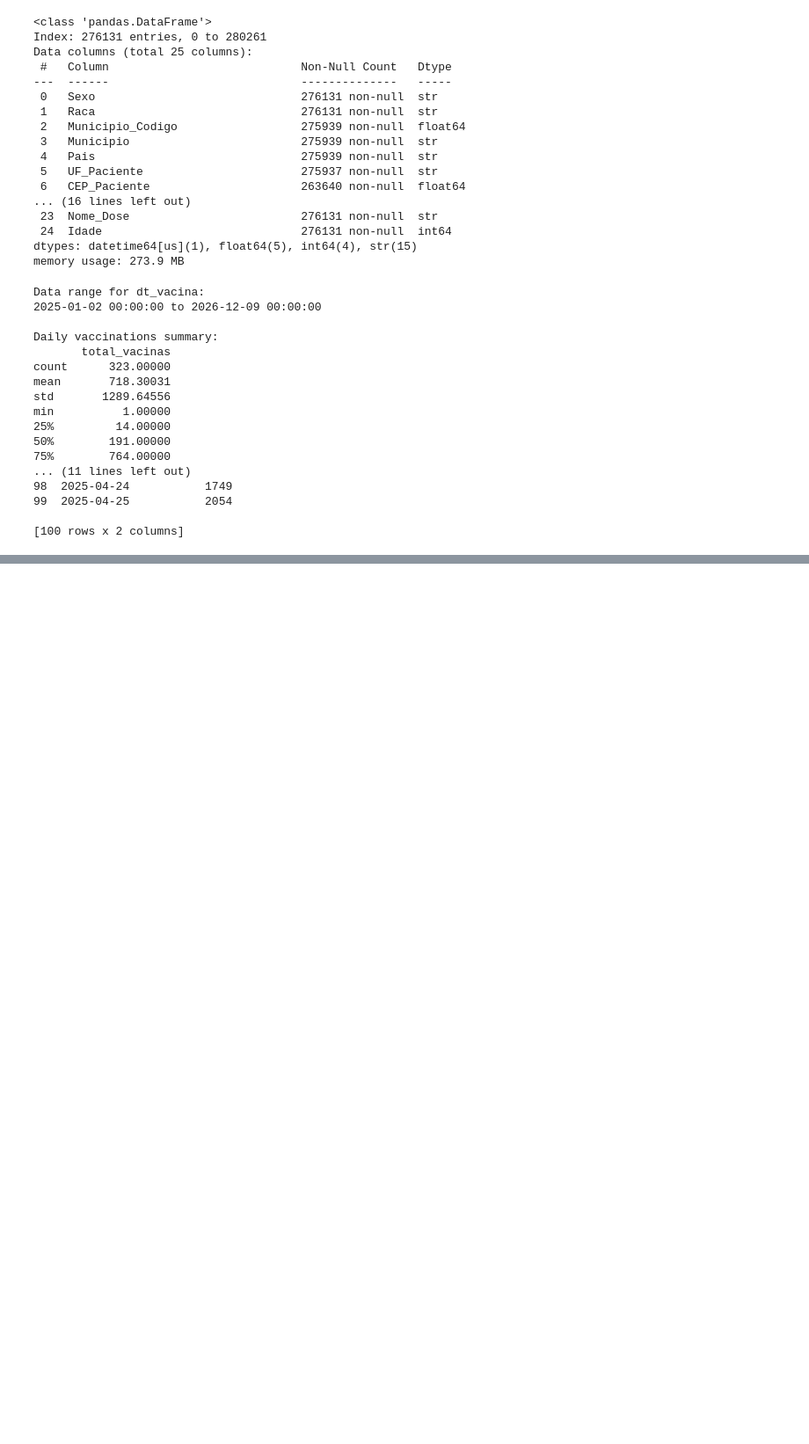
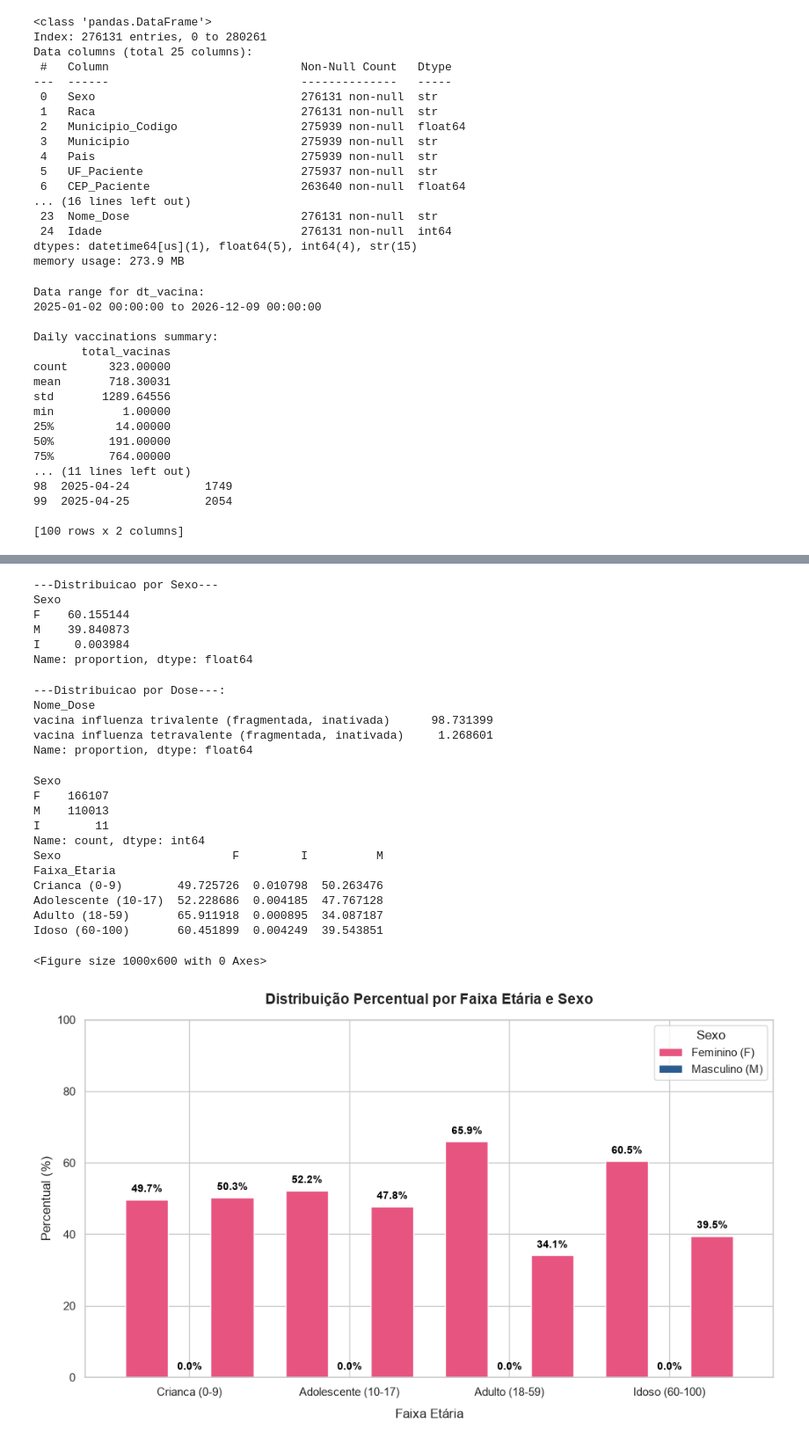
Before and after one commit to N1tr0Lucas/Trabalho-Big-Data-em-Python, a Jupyter notebook: Trabalho_BigDataPython.ipynb, the cells around one changed output, grey strips where cells are left out. Shown at 88% size. Cells and saved outputs as stored; diff of their text form; code cells hidden in the pictures; blank space fills up the shorter version.

```diff
--- a/Trabalho_BigDataPython.ipynb
+++ b/Trabalho_BigDataPython.ipynb
@@ -250,3 +251,7 @@ min          1.00000
 #df[df['Idade'] <90]
 
 #df[df['Data_Vacina'].dt.month == 6]
+# %%
+df['Idade'] = df['Idade'].astype(int, errors='ignore')
+print("\n---Resumo Idade---")
+print(df['Idade'].describe())
@@ -252,0 +269,70 @@ min          1.00000
+# %%
+df['Sexo'] = df['Sexo'].astype(str)
+print("\n---Distribuicao por Sexo---")
+print(df['Sexo'].value_counts(normalize=True)*100)
+# %% [output]
+---Distribuicao por Sexo---
+Sexo
+F    60.155144
+M    39.840873
+I     0.003984
+Name: proportion, dtype: float64
+# %%
+print("\n---Distribuicao por Dose---:")
+print(df['Nome_Dose'].value_counts(normalize=True)*100)
+# %% [output]
+---Distribuicao por Dose---:
+Nome_Dose
+vacina influenza trivalente (fragmentada, inativada)      98.731399
+vacina influenza tetravalente (fragmentada, inativada)     1.268601
+Name: proportion, dtype: float64
+# %%
+print(df['Sexo'].value_counts(dropna=False))
+print(tabela_cruzada)
+
+bins = [0, 10, 18, 60, 100]
+
+labels = ['Crianca (0-9)', 'Adolescente (10-17)', 'Adulto (18-59)', 'Idoso (60-100)']
+df['Faixa_Etaria'] = pd.cut(df['Idade'], bins=bins, labels=labels, right=False)
+
+tabela_cruzada = pd.crosstab(df['Faixa_Etaria'], df['Sexo'], normalize='index') * 100
+
+sns.set_theme(style="whitegrid")
+plt.figure(figsize=(10, 6))
+
+ax = tabela_cruzada.plot(kind='bar', figsize=(10,6), color=['#e75480', '#2b5c8f'], width=0.8)
+
+plt.title('Distribuição Percentual por Faixa Etária e Sexo', fontsize=14, fontweight='bold', pad=15)
+
+plt.xlabel('Faixa Etária', fontsize=12, labelpad=10)
+plt.ylabel('Percentual (%)', fontsize=12)
+plt.xticks(rotation=0, fontsize=11)
+plt.ylim(0, 100)
+plt.legend(['Feminino (F)', 'Masculino (M)'], title='Sexo', frameon=True, facecolor='white')
+
+
+for p in ax.patches:
+    height = p.get_height()
+    if height > 0:
+        ax.annotate(f'{height:.1f}%',
+                    (p.get_x() + p.get_width() /2. , height /2. if False else height + 1.5),
+                    ha='center', va='bottom', fontsize=10, color='black', fontweight='bold')
+plt.tight_layout()
+plt.savefig('distribuicao_sexo_faixa_etaria.png', dpi=300)
+plt.show()
+#print("\n---Perfil por Faixa Etaria e Sexo---")
+#print(tabela_cruzada)
+# %% [output]
+Sexo
+F    166107
+M    110013
+I        11
+Name: count, dtype: int64
+Sexo                         F         I          M
+Faixa_Etaria
+Crianca (0-9)        49.725726  0.010798  50.263476
+Adolescente (10-17)  52.228686  0.004185  47.767128
+Adulto (18-59)       65.911918  0.000895  34.087187
+Idoso (60-100)       60.451899  0.004249  39.543851
+<Figure size 1000x600 with 0 Axes>
+[figure, added]
```
Also changed, not shown: parts of 2 cells of this notebook.
